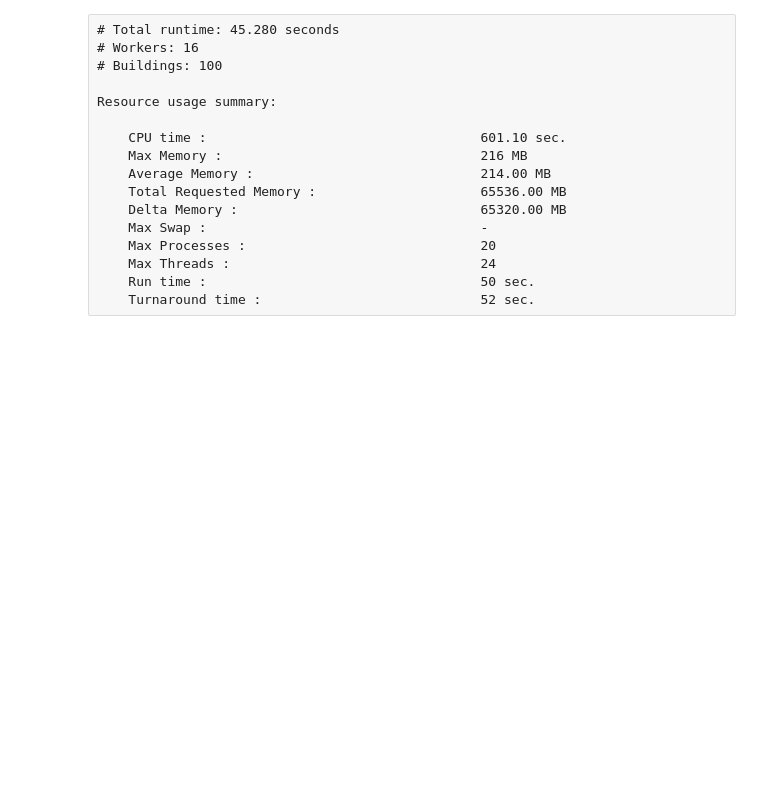
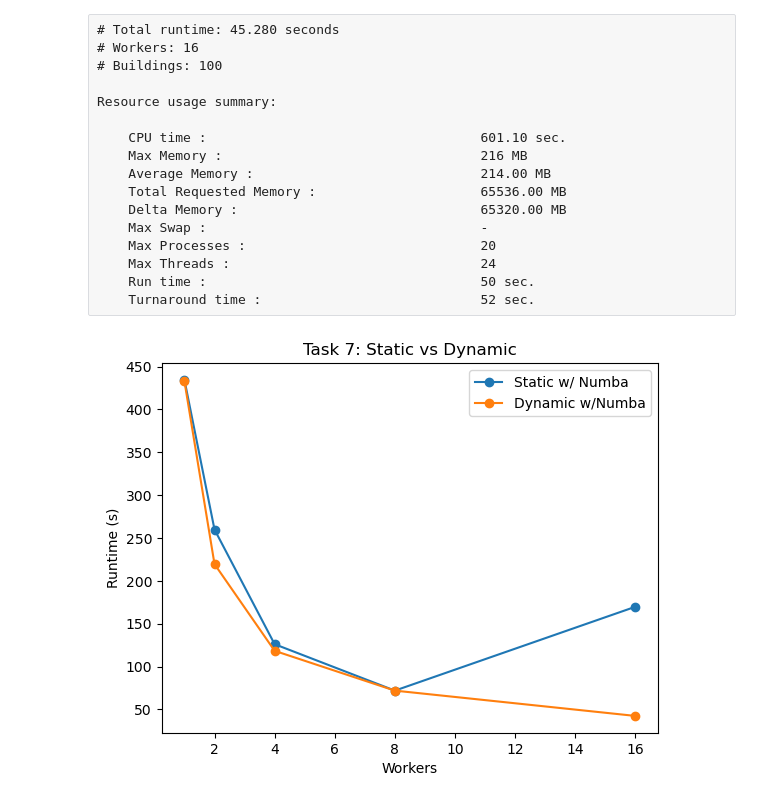
Before and after one commit to AskeSchroder/High_Performance_Computing_Project2, a Jupyter notebook: new_results.ipynb, the cells around one changed output. Cells and saved outputs as stored; diff of their text form; code cells hidden in the pictures; blank space fills up the shorter version.

```diff
--- a/new_results.ipynb
+++ b/new_results.ipynb
@@ -541,3 +541,17 @@ Resource usage summary:
     Max Threads :                                24
     Run time :                                   50 sec.
     Turnaround time :                            52 sec.
+# %%
+workers = [1, 2, 4, 8, 16]
+task7_static = [434.371, 259.848, 126.084, 71.917, 169.743]
+task7_dynamic = [432.691, 219.513, 118.346, 71.917, 42.408]
+
+plt.plot(workers, task7_static, marker='o', label="Static w/ Numba")
+plt.plot(workers, task7_dynamic, marker='o', label="Dynamic w/Numba")
+plt.xlabel("Workers")
+plt.ylabel("Runtime (s)")
+plt.title("Task 7: Static vs Dynamic")
+plt.legend()
+plt.show()
+# %% [output]
+[figure, added]
```
Also changed, not shown: parts of 2 cells of this notebook.
